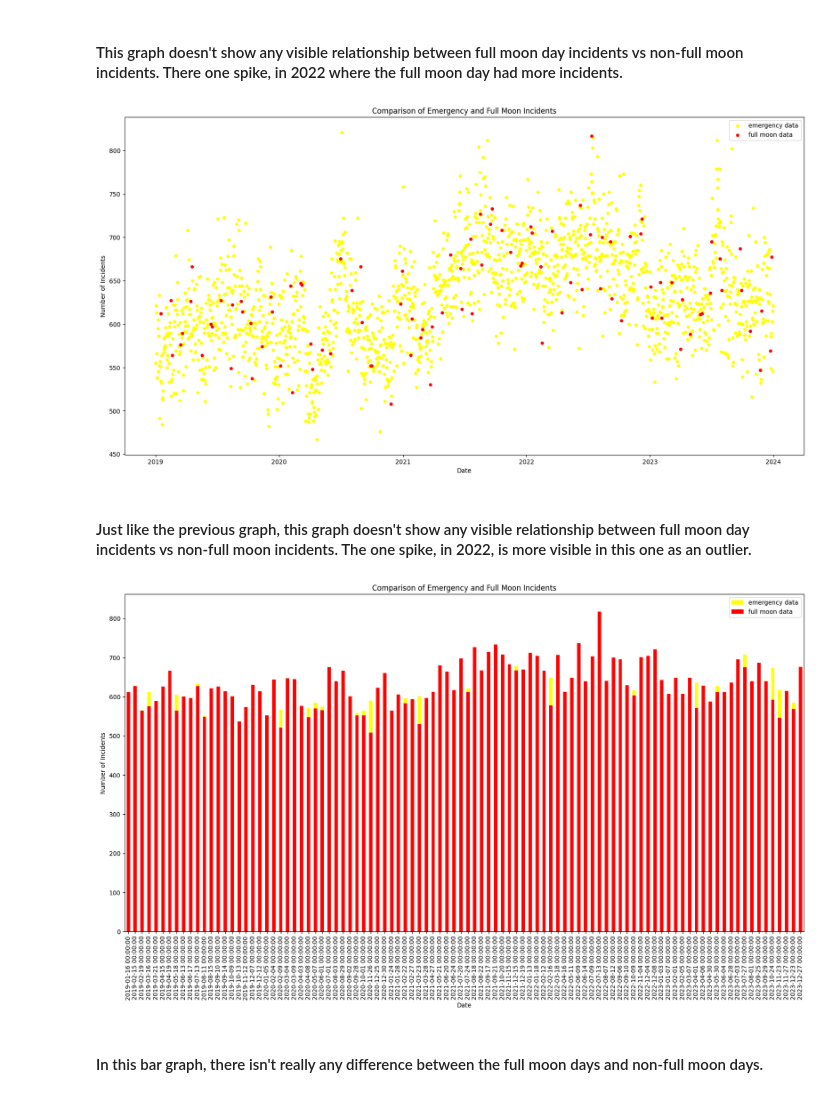
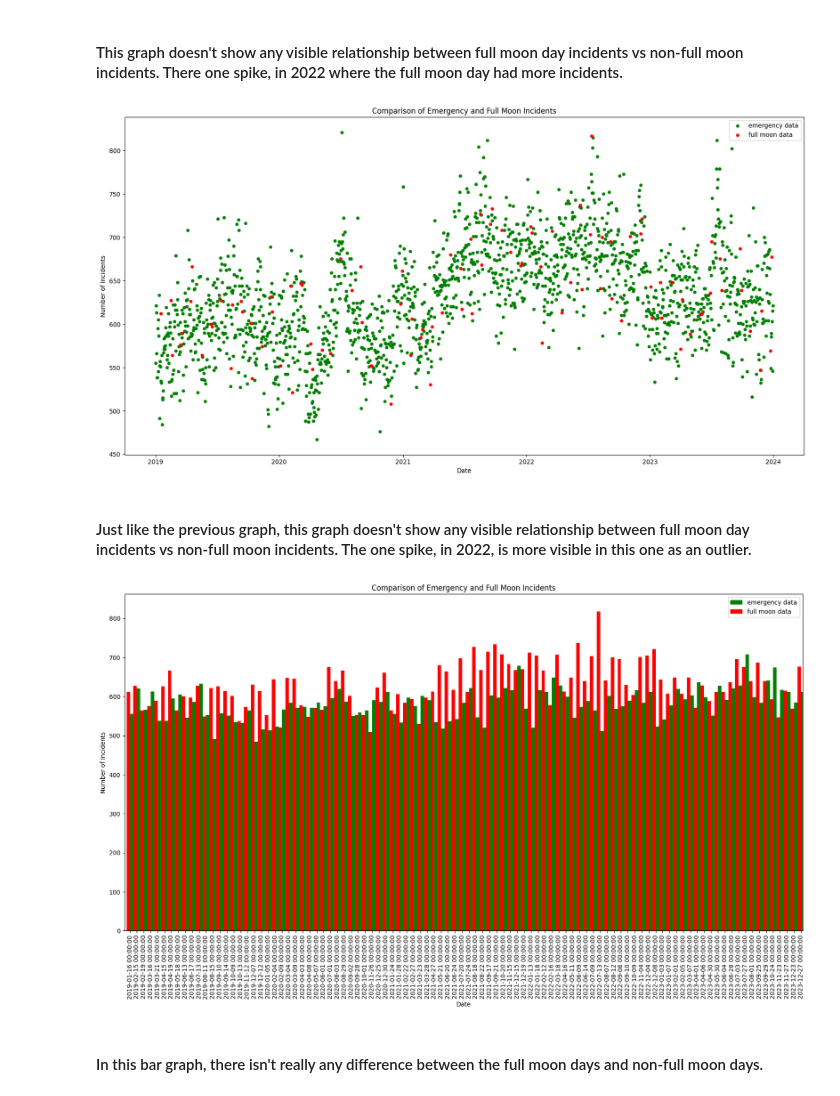
Before and after one commit to mattlundberg/Project-1, a Jupyter notebook: jasons_full_moon_analysis.ipynb, the cells around one changed output. Drawn from its saved outputs; the diff is of its cells as text; code cells hidden in the pictures.

Commit message:
Updated Graphs

```diff
--- a/jasons_full_moon_analysis.ipynb
+++ b/jasons_full_moon_analysis.ipynb
@@ -31,5 +31,10 @@ display(emergency_df.head())
 
 # Load the full moon data and display the first few rows
 full_moon_df = db.get_full_moon_data()
+# Filter for dates between 2019 and 2023
+full_moon_df = full_moon_df[
+    (full_moon_df['DateTime'].dt.year >= 2019) &
+    (full_moon_df['DateTime'].dt.year <= 2023)
+]
 display(full_moon_df.head())
 # %% [output]
@@ -222,7 +223,7 @@ plt.show()
 # %%
 fig, ax = plt.subplots(figsize=(20, 10))
 
-emergency_df_grouped_no_full_moon.plot(kind='scatter', color='yellow', x='Date', y='Count', ax=ax)
+emergency_df_grouped_no_full_moon.plot(kind='scatter', color='green', x='Date', y='Count', ax=ax)
 common_dates.plot(kind='scatter', color='red', x='Date', y='Count', ax=ax)
 
 plt.xlabel('Date')
@@ -231,22 +232,22 @@ plt.title('Comparison of Emergency and Full Moon Incidents')
 plt.legend(['emergency data', 'full moon data'])
 plt.show()
 # %% [output]
-[figure, old version]
+[figure, new version]
 # %% [markdown]
 #### Just like the previous graph, this graph doesn't show any visible relationship between full moon day incidents vs non-full moon incidents.  The one spike, in 2022, is more visible in this one as an outlier.
 # %%
 fig, ax = plt.subplots(figsize=(20, 10))
 
-emergency_df_grouped_no_full_moon.plot(kind='bar', color='yellow', x='Date', y='Count', ax=ax)
-common_dates.plot(kind='bar', color='red', x='Date', y='Count', ax=ax)
+emergency_df_grouped_no_full_moon.plot(kind='bar', color='green', x='Date', y='Count', position=0, ax=ax)
+common_dates.plot(kind='bar', color='red', x='Date', y='Count', position=1, ax=ax)
 
 plt.xlabel('Date')
 plt.ylabel('Number of Incidents')
 plt.title('Comparison of Emergency and Full Moon Incidents')
 plt.legend(['emergency data', 'full moon data'])
 plt.show()
 # %% [output]
-[figure, old version]
+[figure, new version]
 # %% [markdown]
 #### In this bar graph, there isn't really any difference between the full moon days and non-full moon days.
 # %%
```
Also changed, not shown: parts of 8 cells of this notebook.
